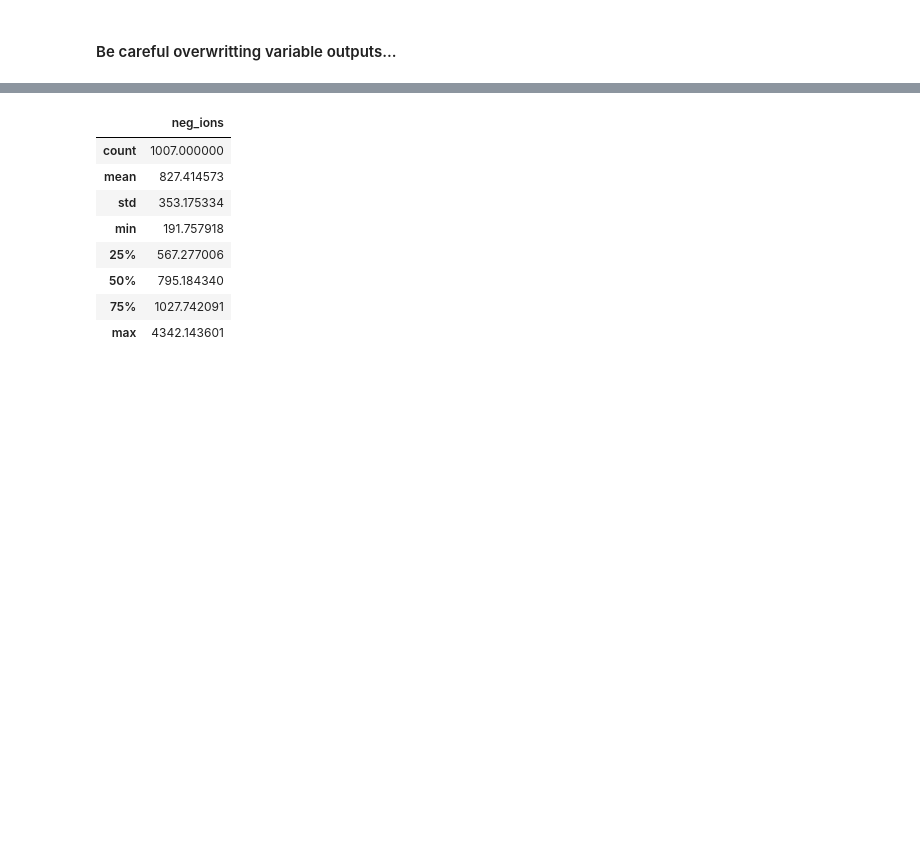
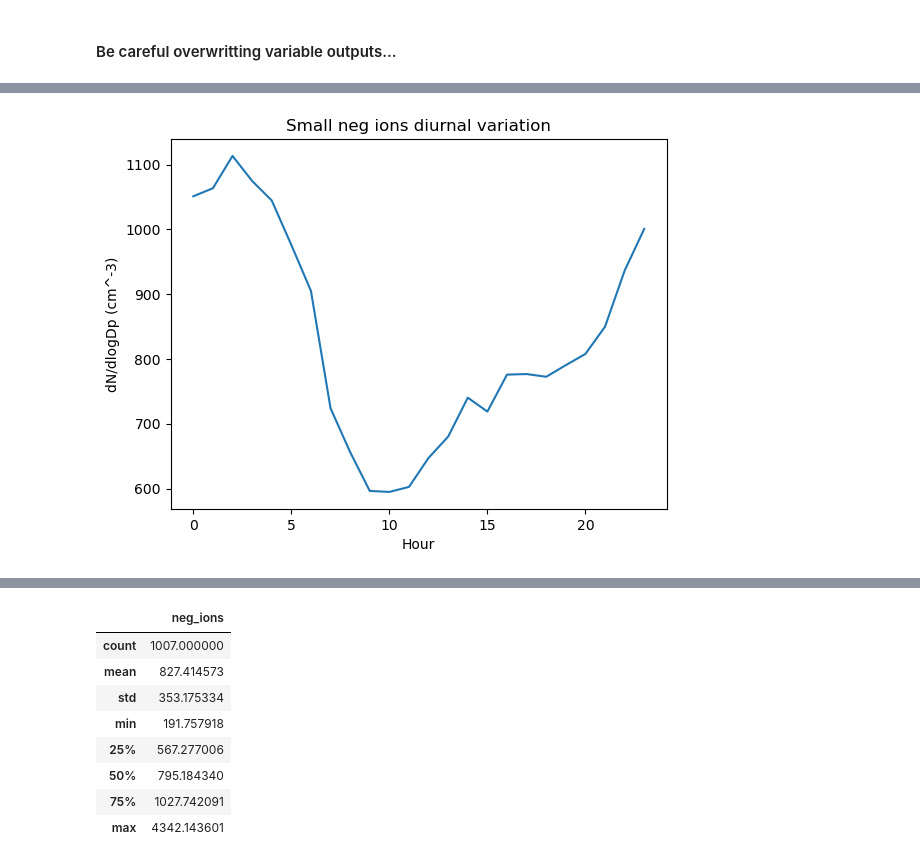
Before and after one commit to COLIEWO/NPF, a Jupyter notebook: ions.ipynb, the cells around one changed output, grey strips where cells are left out. Saved outputs shown, nothing was run; the diff lists cells and outputs as text; code cells hidden in the pictures; blank space fills up the shorter version.

```diff
--- a/ions.ipynb
+++ b/ions.ipynb
@@ -53,3 +30,11 @@ intermediate_neg_ions = neg_ions.sel(diameter=slice(1.6,7.5))
 intermediate_pos_ions = pos_ions.sel(diameter=slice(1.6,7.5))
 large_neg_ions = neg_ions.sel(diameter=slice(7.5,22.0))
 large_pos_ions = pos_ions.sel(diameter=slice(7.5,22.0))
+# %%
+# Mean over each diameter range
+small_neg_i = small_neg_ions.mean(dim='diameter')
+small_pos_i = small_pos_ions.mean(dim='diameter')
+intermediate_neg_i = intermediate_neg_ions.mean(dim='diameter')
+intermediate_pos_i = intermediate_pos_ions.mean(dim='diameter')
+large_neg_i = large_neg_ions.mean(dim='diameter')
+large_pos_i = large_pos_ions.mean(dim='diameter')
@@ -55,0 +49,8 @@ large_pos_ions = pos_ions.sel(diameter=slice(7.5,22.0))
+# %%
+#Diurnal cycles
+small_neg_ions_diurnal_variation = small_neg_i.groupby(small_neg_i.time.dt.hour).mean(dim='time')
+small_pos_ions_diurnal_variation = small_pos_i.groupby(small_pos_i.time.dt.hour).mean(dim='time')
+intermediate_neg_ions_diurnal_variation = intermediate_neg_i.groupby(intermediate_neg_i.time.dt.hour).mean(dim='time')
+intermediate_pos_ions_diurnal_variation = intermediate_pos_i.groupby(intermediate_pos_i.time.dt.hour).mean(dim='time')
+large_neg_ions_diurnal_variation = large_neg_i.groupby(large_neg_i.time.dt.hour).mean(dim='time')
+large_pos_ions_diurnal_variation = large_pos_i.groupby(large_pos_i.time.dt.hour).mean(dim='time')
@@ -55,0 +69,11 @@ large_pos_ions = pos_ions.sel(diameter=slice(7.5,22.0))
+# %%
+#plot
+plt.plot(small_neg_ions_diurnal_variation['hour'], small_neg_ions_diurnal_variation.values)
+
+plt.xlabel('Hour')
+plt.ylabel('dN/dlogDp (cm^-3)')
+plt.title('Small neg ions diurnal variation')
+
+plt.show()
+# %% [output]
+[figure, added]
```
Also changed, not shown: parts of 83 cells of this notebook, 1 other file.
